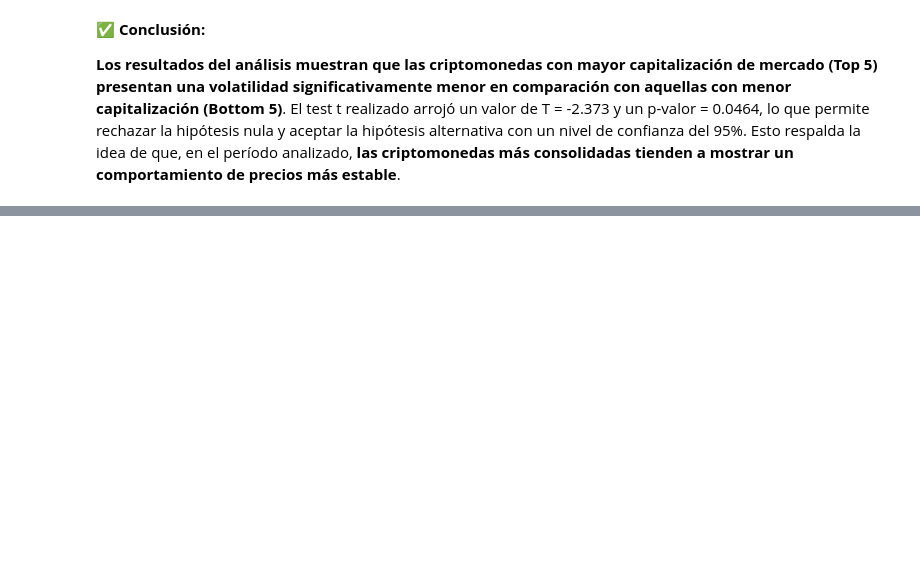
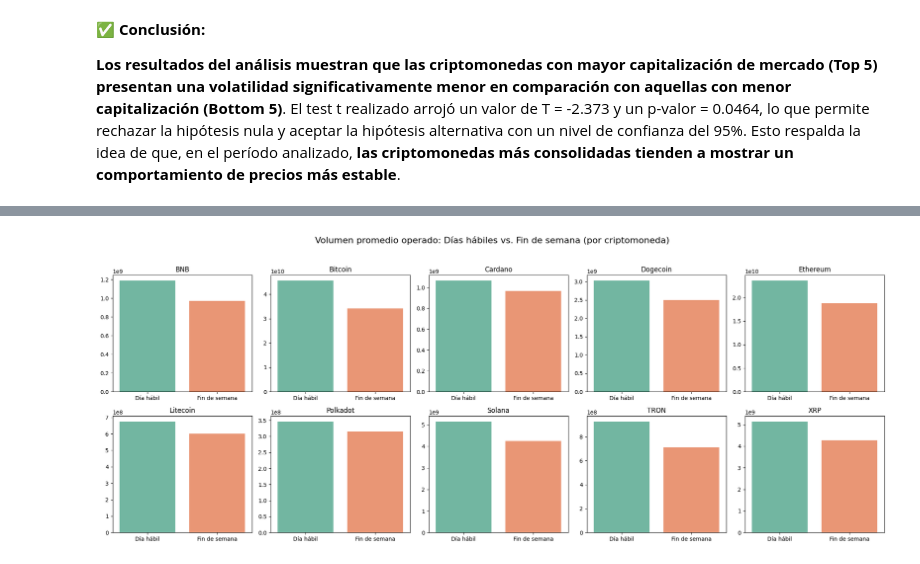
Before and after one commit to TraversaOlazabal/Data-Science-2---ML, a Jupyter notebook: CriptoAnalytics_AlejandroTraversaOlazabal.ipynb, the cells around one changed output, grey strips where cells are left out. Saved outputs shown, nothing was run; the diff lists cells and outputs as text; code cells hidden in the pictures; blank space fills up the shorter version.

```diff
--- a/CriptoAnalytics_AlejandroTraversaOlazabal.ipynb
+++ b/CriptoAnalytics_AlejandroTraversaOlazabal.ipynb
@@ -1611,0 +1631,9 @@ Esto respalda la idea de que, en el período analizado, **las criptomonedas más
+# %%
+# Opcional: ajustar formato numérico
+pd.options.display.float_format = '{:,.2f}'.format
+
+# Ordenar por criptomoneda y tipo de día (para que Días hábiles aparezcan primero)
+df_grouped = df_grouped.sort_values(by=['name', 'tipo_dia'])
+
+# Mostrar tabla con los valores clave
+df_grouped[['name', 'tipo_dia', 'closing_price', 'daily_pct_change', 'volatility_7d', 'total_volume_day']]
@@ -1611,0 +1658,33 @@ Esto respalda la idea de que, en el período analizado, **las criptomonedas más
+# %%
+import matplotlib.pyplot as plt
+import seaborn as sns
+
+# Asegurarnos de que los nombres estén ordenados
+criptos = df_grouped['name'].unique()
+
+# Definir cantidad de columnas y filas para los subplots
+n_cols = 5
+n_rows = 2
+
+# --------------------------------
+# PRECIO PROMEDIO POR CRIPTO
+# --------------------------------
+
+fig, axes = plt.subplots(n_rows, n_cols, figsize=(20, 8))
+fig.suptitle('Volumen promedio operado: Días hábiles vs. Fin de semana (por criptomoneda)', fontsize=16)
+
+for i, cripto in enumerate(criptos):
+    ax = axes[i // n_cols, i % n_cols]
+    data = df_grouped[df_grouped['name'] == cripto]
+
+    # Usamos 'tipo_dia' como hue y le sacamos la leyenda (no la necesitamos en cada mini gráfico)
+    sns.barplot(data=data, x='tipo_dia', y='total_volume_day', hue='tipo_dia', palette='Set2', ax=ax, legend=False)
+
+    ax.set_title(cripto)
+    ax.set_xlabel('')
+    ax.set_ylabel('')
+
+plt.tight_layout(rect=[0, 0, 1, 0.95])
+plt.show()
+# %% [output]
+[figure, added]
```
Also changed, not shown: parts of 23 cells of this notebook.
